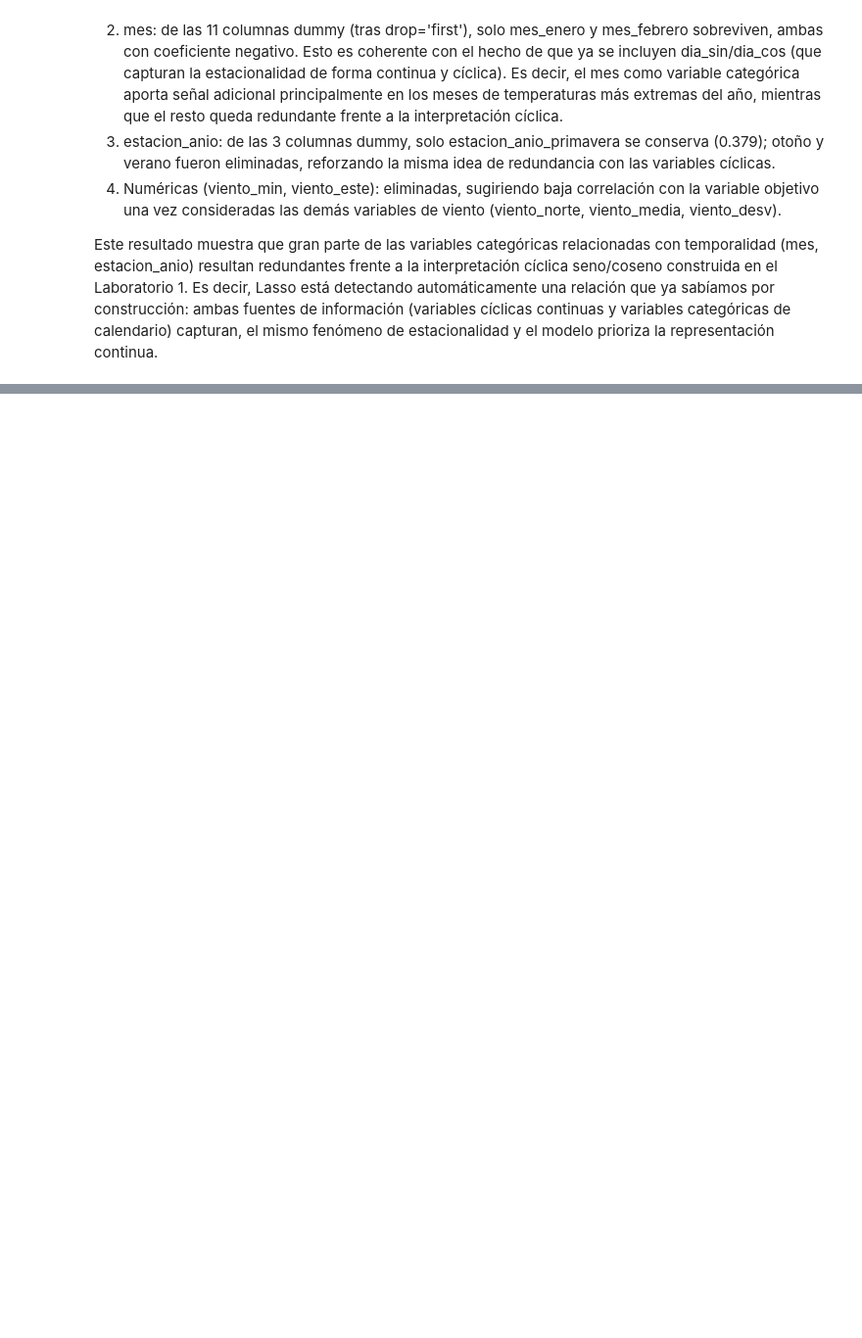
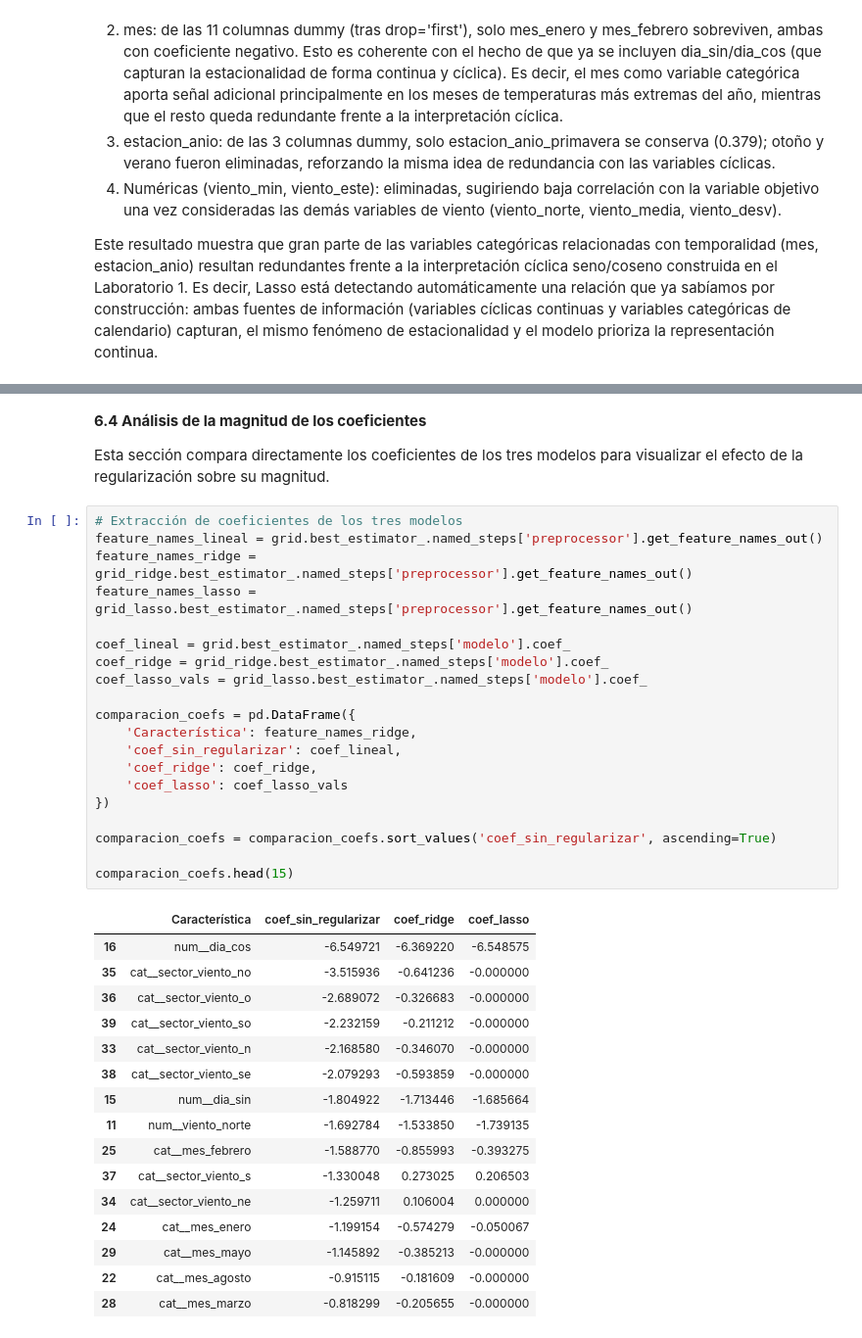
Before and after one commit to samuelmolinal/Lab2-ML, a Jupyter notebook: Laboratorio 2 - Complejidad y búsqueda de hiperparámetros.ipynb, the cells around one changed output, grey strips where cells are left out. Shown at 98% size. Cells and saved outputs as stored; diff of their text form; blank space fills up the shorter version.

```diff
--- a/Laboratorio 2 - Complejidad y búsqueda de hiperparámetros.ipynb
+++ b/Laboratorio 2 - Complejidad y búsqueda de hiperparámetros.ipynb
@@ -875,0 +879,41 @@ tabla_comparativa
+# %% [markdown]
+**6.4 Análisis de la magnitud de los coeficientes**
+
+Esta sección compara directamente los coeficientes de los tres modelos para visualizar el efecto de la regularización sobre su magnitud.
+# %%
+# Extracción de coeficientes de los tres modelos
+feature_names_lineal = grid.best_estimator_.named_steps['preprocessor'].get_feature_names_out()
+feature_names_ridge = grid_ridge.best_estimator_.named_steps['preprocessor'].get_feature_names_out()
+feature_names_lasso = grid_lasso.best_estimator_.named_steps['preprocessor'].get_feature_names_out()
+
+coef_lineal = grid.best_estimator_.named_steps['modelo'].coef_
+coef_ridge = grid_ridge.best_estimator_.named_steps['modelo'].coef_
+coef_lasso_vals = grid_lasso.best_estimator_.named_steps['modelo'].coef_
+
+comparacion_coefs = pd.DataFrame({
+    'Característica': feature_names_ridge,
+    'coef_sin_regularizar': coef_lineal,
+    'coef_ridge': coef_ridge,
+    'coef_lasso': coef_lasso_vals
+})
+
+comparacion_coefs = comparacion_coefs.sort_values('coef_sin_regularizar', ascending=True)
+
+comparacion_coefs.head(15)
+# %% [output]
+|  | Característica | coef_sin_regularizar | coef_ridge | coef_lasso |
+| 16 | num__dia_cos | -6.549721 | -6.369220 | -6.548575 |
+| 35 | cat__sector_viento_no | -3.515936 | -0.641236 | -0.000000 |
+| 36 | cat__sector_viento_o | -2.689072 | -0.326683 | -0.000000 |
+| 39 | cat__sector_viento_so | -2.232159 | -0.211212 | -0.000000 |
+| 33 | cat__sector_viento_n | -2.168580 | -0.346070 | -0.000000 |
+| 38 | cat__sector_viento_se | -2.079293 | -0.593859 | -0.000000 |
+| 15 | num__dia_sin | -1.804922 | -1.713446 | -1.685664 |
+| 11 | num__viento_norte | -1.692784 | -1.533850 | -1.739135 |
+| 25 | cat__mes_febrero | -1.588770 | -0.855993 | -0.393275 |
+| 37 | cat__sector_viento_s | -1.330048 | 0.273025 | 0.206503 |
+| 34 | cat__sector_viento_ne | -1.259711 | 0.106004 | 0.000000 |
+| 24 | cat__mes_enero | -1.199154 | -0.574279 | -0.050067 |
+| 29 | cat__mes_mayo | -1.145892 | -0.385213 | -0.000000 |
+| 22 | cat__mes_agosto | -0.915115 | -0.181609 | -0.000000 |
+| 28 | cat__mes_marzo | -0.818299 | -0.205655 | -0.000000 |
```
Also changed, not shown: parts of 17 cells of this notebook.
